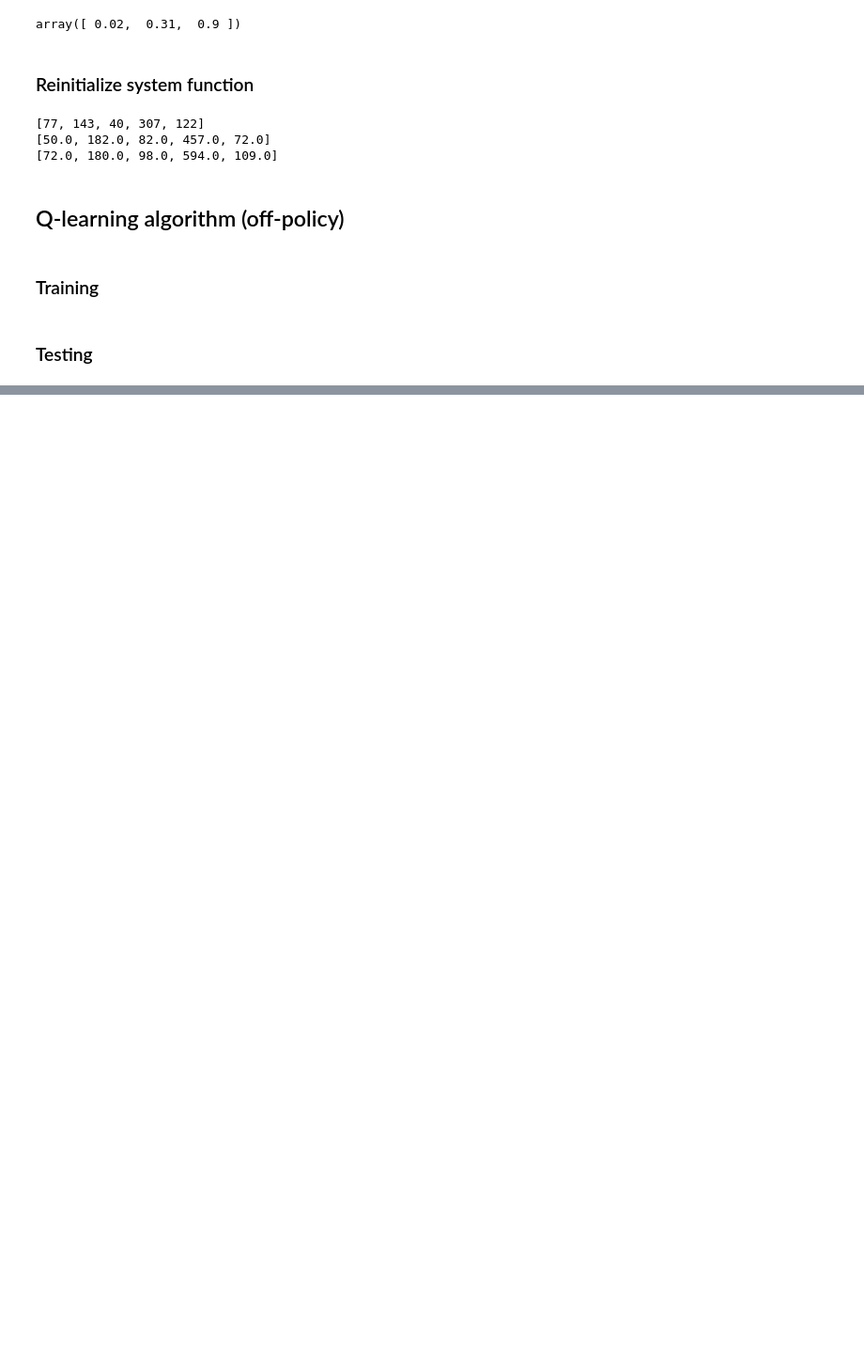
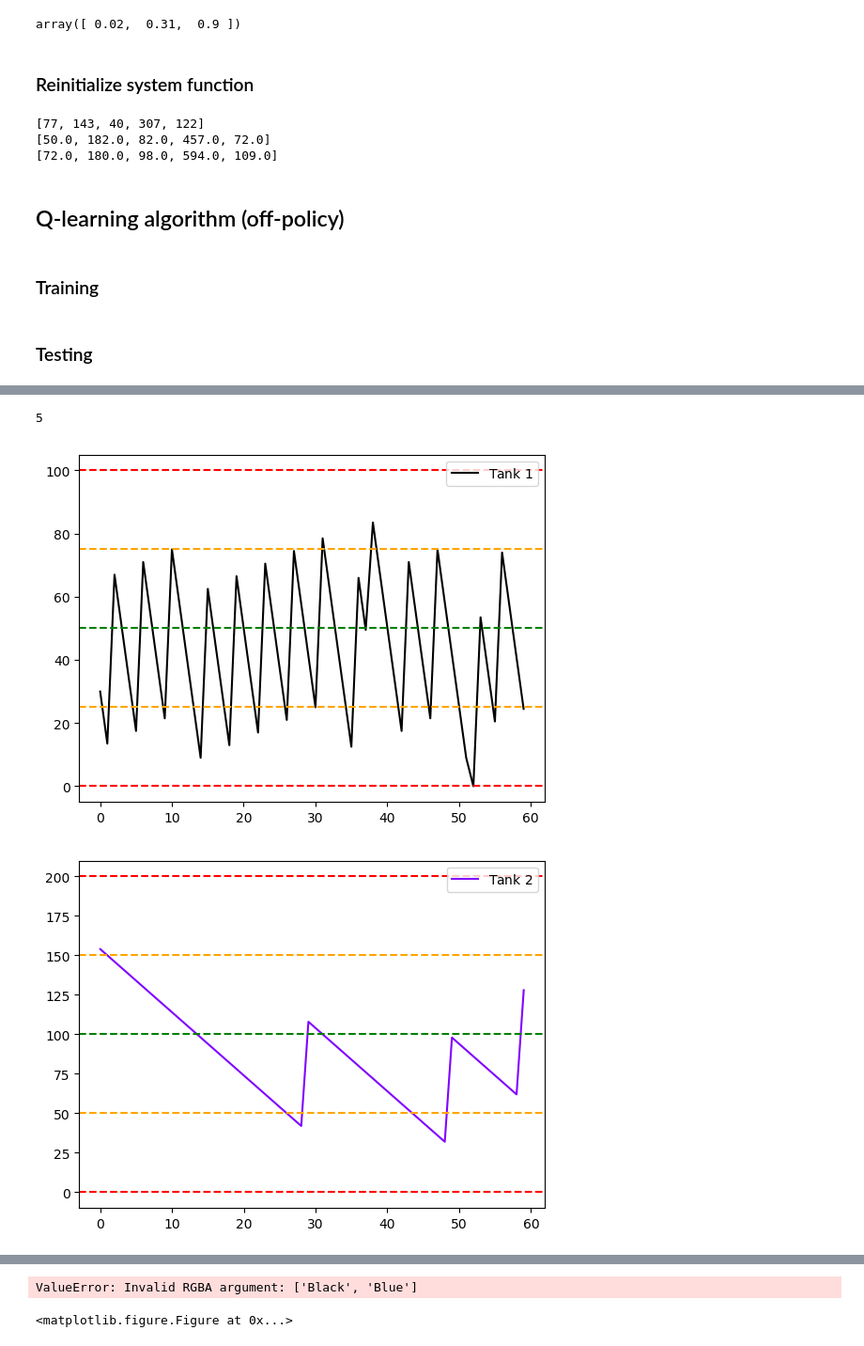
Before and after one commit to dsalgador/RL-Project, a Jupyter notebook: Test-Q-Simulations.ipynb, the cells around one changed output, grey strips where cells are left out. Shown at 94% size. Saved outputs shown, nothing was run; the diff lists cells and outputs as text; code cells hidden in the pictures; blank space fills up the shorter version.

```diff
--- a/Test-Q-Simulations.ipynb
+++ b/Test-Q-Simulations.ipynb
@@ -361,14 +361,14 @@ test_toy_system = model.System(tanks = tanks, trucks = trucks, adjacency_matrix
 
 #test_toy_system = ut.load_obj("system-sim"+ f"{simulation_id}")
 if train_epsilon == False:
-    simulation_id = 18
-    episodes =11000
+    simulation_id = 19
+    episodes = 200000
 
 Q = ut.load_obj("Q-dict-sim" + f"{simulation_id}" + "-" + f"{episodes}")
 
 
-test_episodes = 1000
-episode_length =30
+test_episodes = 1
+episode_length =60
 test_freq = 1
 test_verbose = True
 
@@ -500,2 +529,7 @@ Q
+# %%
+n
+# %% [output]
+5
 # %%
 tank_levels = [test_visualization_steps[i][2] for i in range(len(test_visualization_steps))]
+tank_levels_array = np.asarray(tank_levels).transpose()
@@ -504,0 +536,21 @@ plt.show()
+# %%
+cmap = plt.get_cmap('gnuplot')
+colors = [cmap(i) for i in np.linspace(0, 1, n)]
+lvl_colors = ["Orange", "Green","Orange"]
+
+tanks = test_toy_system.tanks
+
+for i, color in enumerate(colors, start=1):
+    plt.plot(tank_levels_array[i-1], color=color, label='Tank ${i}$'.format(i=i))
+
+    plt.axhline(y= tanks[i-1].max_load, xmin=0, xmax=episode_length, hold=None, color = "Red", linestyle = '--')
+    for lvl_color, lvl in zip(lvl_colors, tanks[i-1].levels):
+        plt.axhline(y= lvl, xmin=0, xmax=episode_length, hold=None, color = lvl_color, linestyle = '--')
+    plt.axhline(y= 0, xmin=0, xmax=episode_length, hold=None, color = "Red", linestyle = '--')
+
+
+    plt.legend(loc='best')
+    plt.show()
+# %% [output]
+[figure, added]
+[figure, added]
@@ -504,0 +560,10 @@ plt.show()
+# %%
+
+plt.plot(tank_levels, color = list(["Black", "Blue"]))
+
+plt.axhline(y=0, xmin=0, xmax=episode_length, hold=None, color = "Black")
+
+plt.show()
+# %% [output]
+ValueError: Invalid RGBA argument: ['Black', 'Blue']
+<matplotlib.figure.Figure at 0x...>
```
Also changed, not shown: parts of 15 cells of this notebook.
